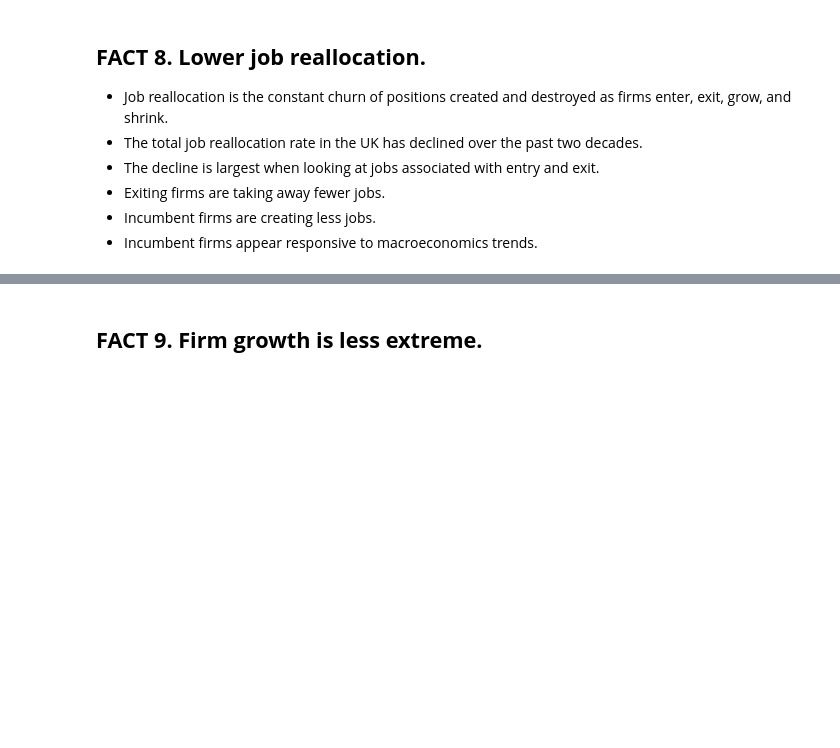
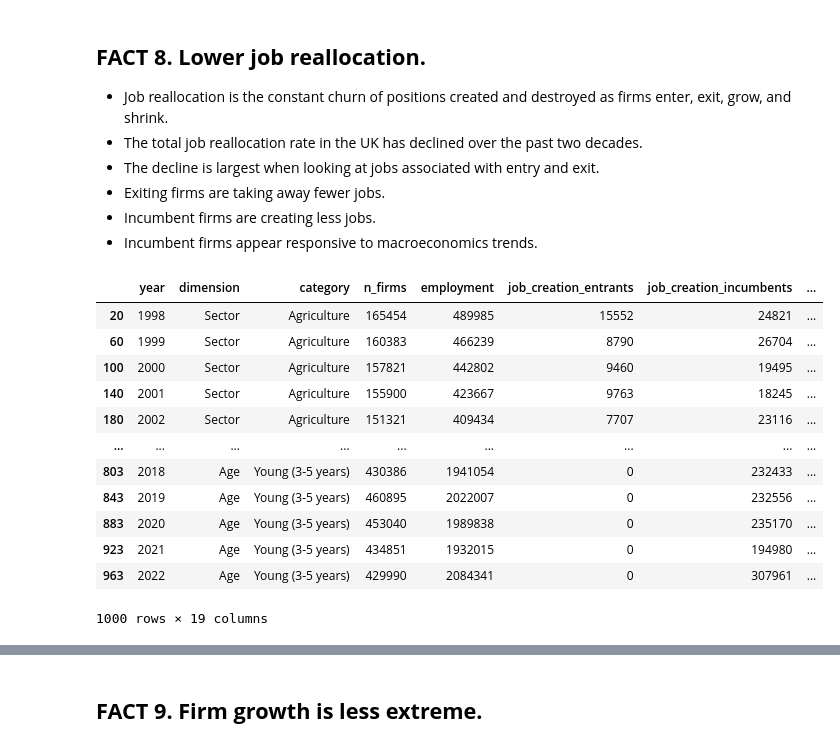
Before and after one commit to shepherdwill/shepherdwill.github.io, a Jupyter notebook: CEP Dynamism Project/Scripts/ten_facts_dynamism.ipynb, the cells around one changed output, grey strips where cells are left out. Cells and saved outputs as stored; diff of their text form; code cells hidden in the pictures; blank space fills up the shorter version.

```diff
--- a/CEP Dynamism Project/Scripts/ten_facts_dynamism.ipynb
+++ b/CEP Dynamism Project/Scripts/ten_facts_dynamism.ipynb
@@ -591,6 +591,40 @@ alt.Chart(avg_period).mark_line(point=True, strokeWidth=2).encode(
 - Exiting firms are taking away fewer jobs.
 - Incumbent firms are creating less jobs.
 - Incumbent firms appear responsive to macroeconomics trends.
+# %%
+# Calculate job reallocation and job creation/destruction rates
+
+job_flows_df = job_flows_df.sort_values(['category','dimension','year'])
+
+job_flows_df['total_employment_lag'] = job_flows_df.groupby(['category','dimension'])['employment'].shift(1)
+
+job_flows_df['job_reallocation_rate'] = (job_flows_df['job_creation_entrants'] + job_flows_df['job_creation_incumbents'] + job_flows_df['job_destruction_exiters'] + job_flows_df['job_destruction_incumbents']) / job_flows_df['total_employment_lag']
+job_flows_df['jr_rate_entry_exit'] = (job_flows_df['job_creation_entrants'] + job_flows_df['job_destruction_exiters']) / job_flows_df['total_employment_lag']
+job_flows_df['jr_rate_incumbents'] = (job_flows_df['job_creation_incumbents'] + job_flows_df['job_destruction_incumbents']) / job_flows_df['total_employment_lag']
+
+job_flows_df['job_creation_rate'] = (job_flows_df['job_creation_entrants'] + job_flows_df['job_creation_incumbents']) / job_flows_df['total_employment_lag']
+job_flows_df['jc_rate_entrants'] = job_flows_df['job_creation_entrants']  / job_flows_df['total_employment_lag']
+job_flows_df['jc_rate_incumbents'] = job_flows_df['job_creation_incumbents']  / job_flows_df['total_employment_lag']
+
+job_flows_df['job_destruction_rate'] = (job_flows_df['job_destruction_exiters'] + job_flows_df['job_destruction_incumbents']) / job_flows_df['total_employment_lag']
+job_flows_df['jd_rate_exiters'] = job_flows_df['job_destruction_exiters']  / job_flows_df['total_employment_lag']
+job_flows_df['jd_rate_incumbents'] = job_flows_df['job_destruction_incumbents']  / job_flows_df['total_employment_lag']
+
+job_flows_df
+# %% [output]
+|  | year | dimension | category | n_firms | employment | job_creation_entrants | job_creation_incumbents | ... |
+| 20 | 1998 | Sector | Agriculture | 165454 | 489985 | 15552 | 24821 | ... |
+| 60 | 1999 | Sector | Agriculture | 160383 | 466239 | 8790 | 26704 | ... |
+| 100 | 2000 | Sector | Agriculture | 157821 | 442802 | 9460 | 19495 | ... |
+| 140 | 2001 | Sector | Agriculture | 155900 | 423667 | 9763 | 18245 | ... |
+| 180 | 2002 | Sector | Agriculture | 151321 | 409434 | 7707 | 23116 | ... |
+| ... | ... | ... | ... | ... | ... | ... | ... | ... |
+| 803 | 2018 | Age | Young (3-5 years) | 430386 | 1941054 | 0 | 232433 | ... |
+| 843 | 2019 | Age | Young (3-5 years) | 460895 | 2022007 | 0 | 232556 | ... |
+| 883 | 2020 | Age | Young (3-5 years) | 453040 | 1989838 | 0 | 235170 | ... |
+| 923 | 2021 | Age | Young (3-5 years) | 434851 | 1932015 | 0 | 194980 | ... |
+| 963 | 2022 | Age | Young (3-5 years) | 429990 | 2084341 | 0 | 307961 | ... |
+1000 rows × 19 columns
 # %%
 # AGGREGATE: Job destruction from exiters vs contracting incumbents
 
```
Also changed, not shown: parts of 3 cells of this notebook, 10 other files.
